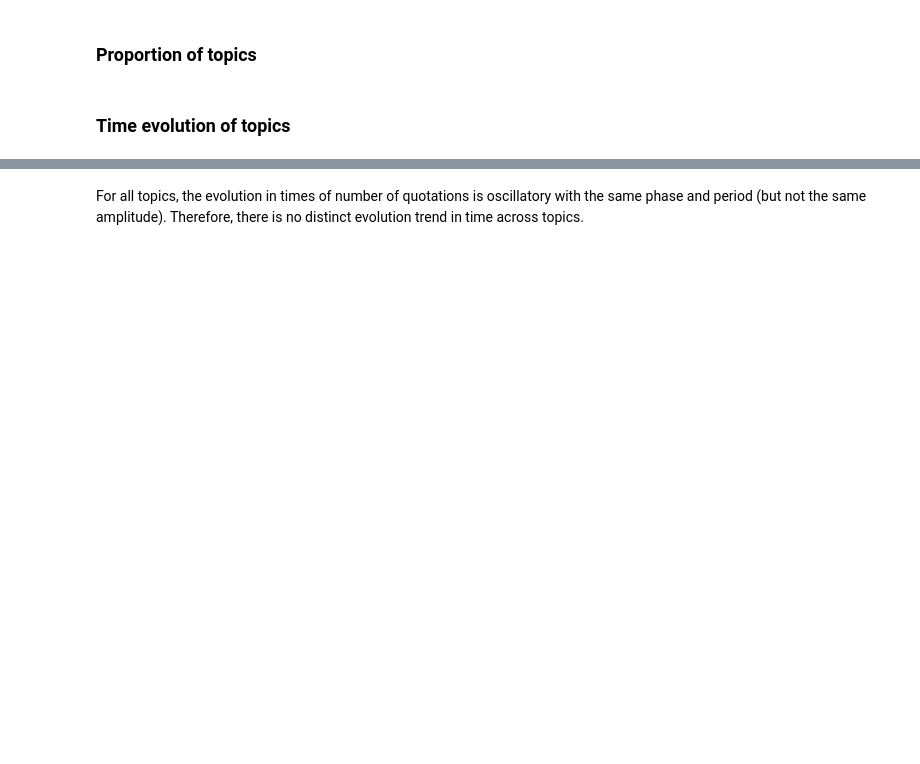
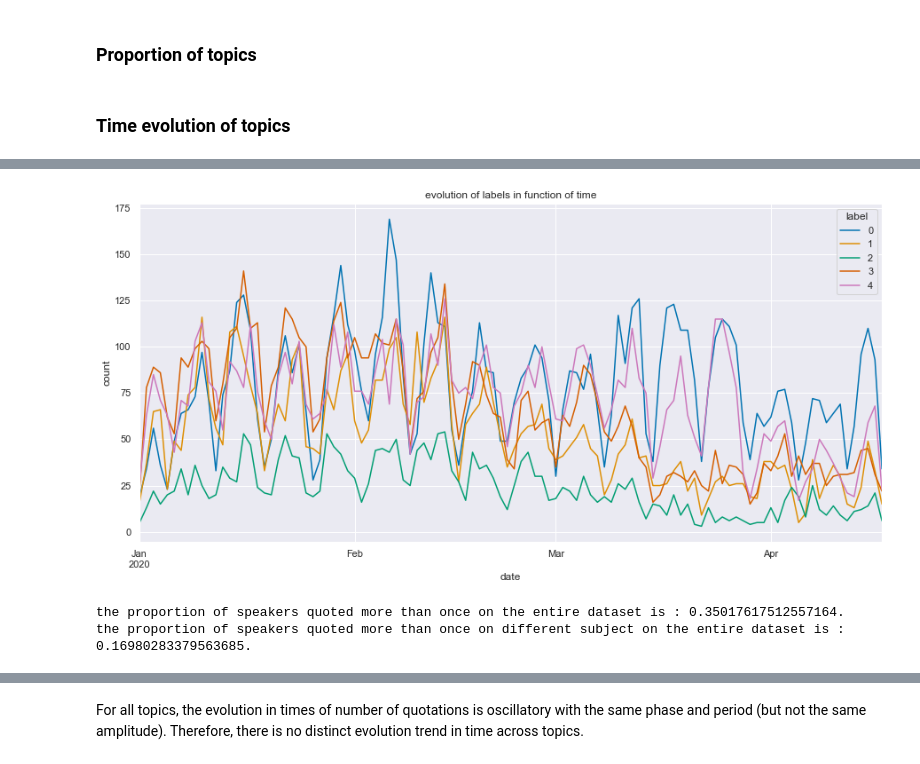
Before and after one commit to epfl-ada/ada-2021-project-adamandeve, a Jupyter notebook: Milestone3.ipynb, the cells around one changed output, grey strips where cells are left out. Cells and saved outputs as stored; diff of their text form; code cells hidden in the pictures; blank space fills up the shorter version.

```diff
--- a/Milestone3.ipynb
+++ b/Milestone3.ipynb
@@ -1181,2 +1222,9 @@ def evolution_in_time(df, x) :
 # %%
-evolution_in_time(df, 'label')
+evolution_in_time(df_2020, 'label')
+# %% [output]
+[figure, added]
+# %%
+analyses_of_multiple_subject_speakers (df_2020, 'label')
+# %% [output]
+the proportion of speakers quoted more than once on the entire dataset is : 0.35017617512557164.
+the proportion of speakers quoted more than once on different subject on the entire dataset is : 0.16980283379563685.
```
Also changed, not shown: parts of 106 cells of this notebook.
